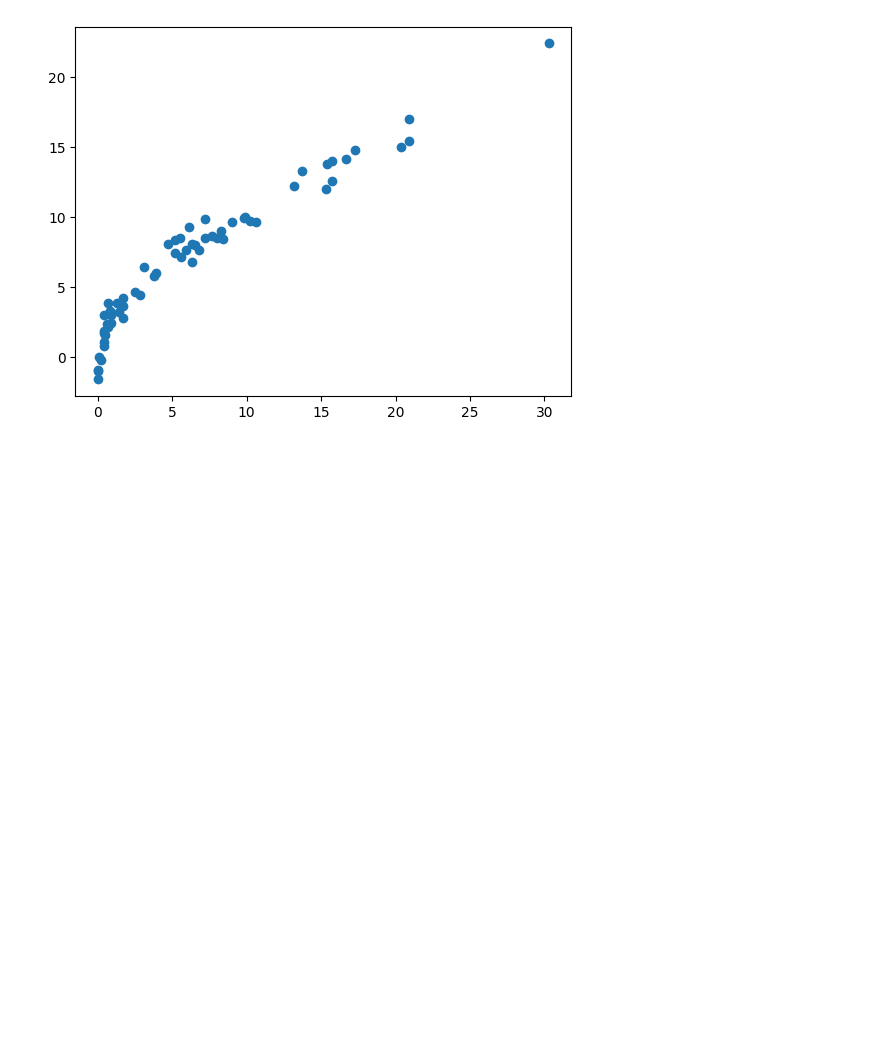
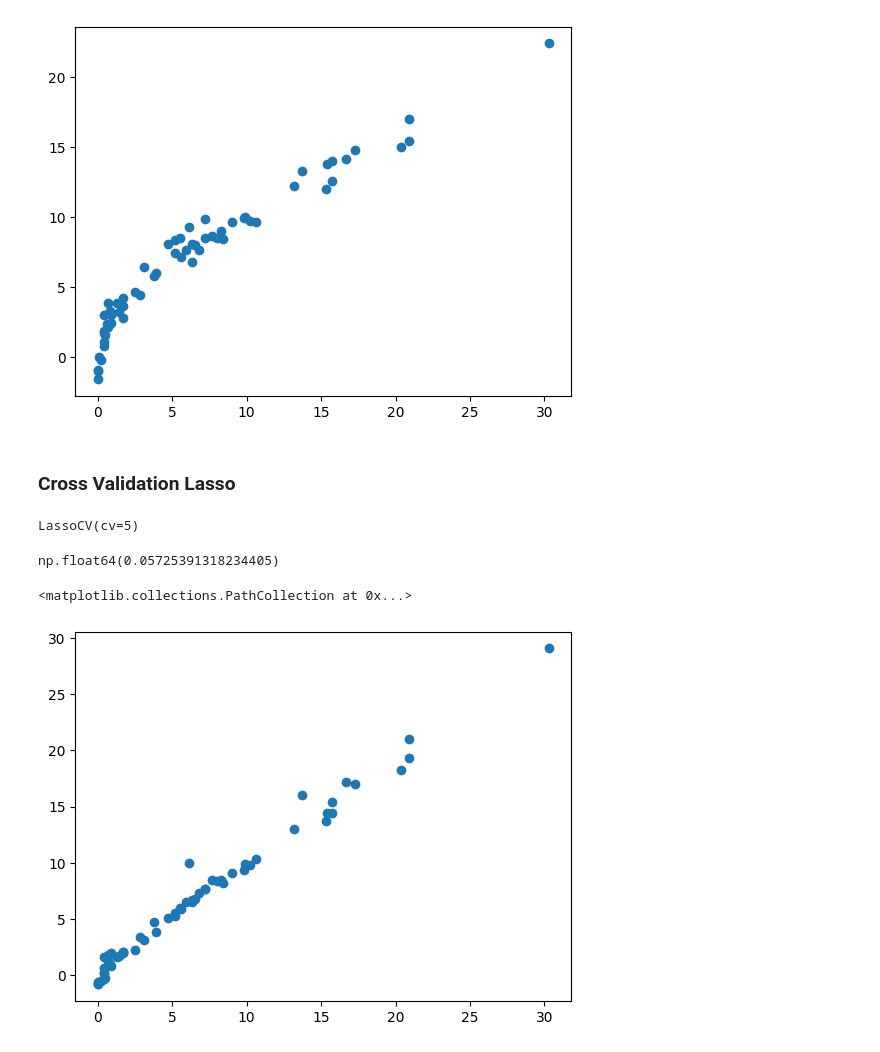
Before and after one commit to z-ABYa/ML, a Jupyter notebook: Linear regression/linear-model-from-scratch.ipynb, the cells around one changed output. Saved outputs shown, nothing was run; the diff lists cells and outputs as text; code cells hidden in the pictures; blank space fills up the shorter version.

```diff
--- a/Linear regression/linear-model-from-scratch.ipynb
+++ b/Linear regression/linear-model-from-scratch.ipynb
@@ -253,3 +253,21 @@ plt.scatter(y_test, y_pred)
 # %% [output]
 <matplotlib.collections.PathCollection at 0x...>
 [figure]
+# %% [markdown]
+### Cross Validation Lasso
+# %%
+from sklearn.linear_model import LassoCV
+lascv = LassoCV(cv=5)
+lascv.fit(X_train_scaled, y_train)
+# %% [output]
+LassoCV(cv=5)
+# %%
+lascv.alpha_
+# %% [output]
+np.float64(0.05725391318234405)
+# %%
+y_pred = lascv.predict(X_test_scaled)
+plt.scatter(y_test,y_pred)
+# %% [output]
+<matplotlib.collections.PathCollection at 0x...>
+[figure, added]
```
